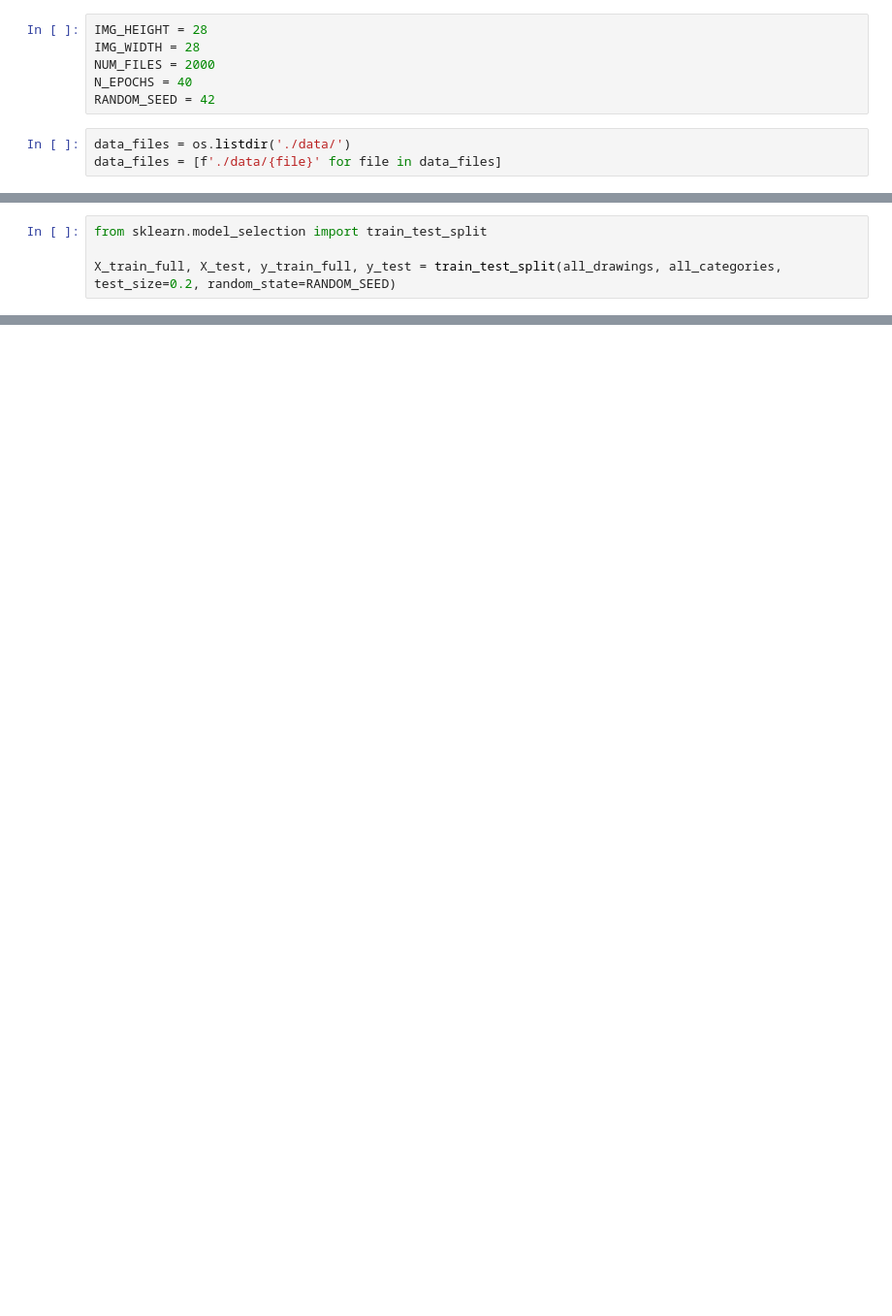
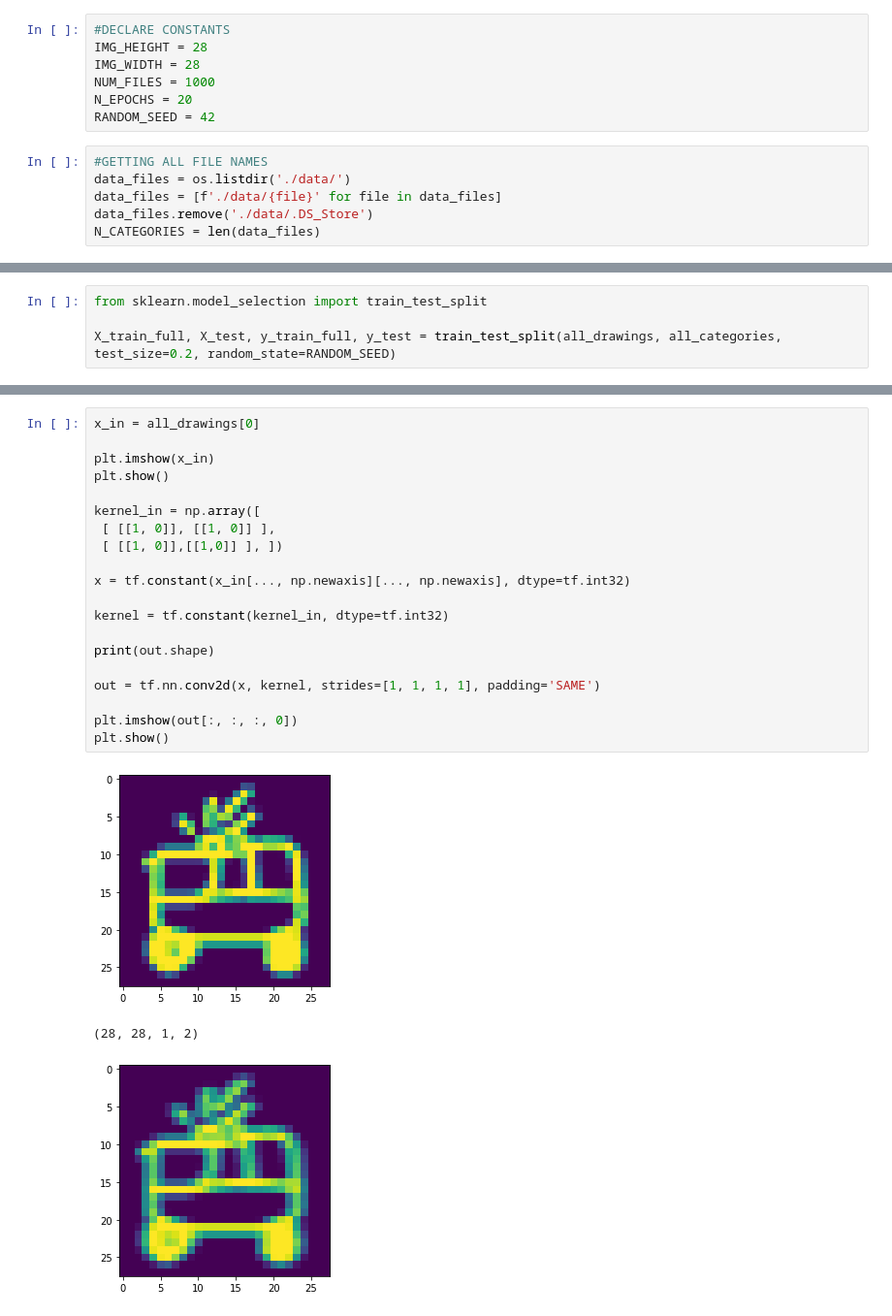
Before and after one commit to gabrielzezze/drawing-guesser, a Jupyter notebook: sandbox.ipynb, the cells around one changed output, grey strips where cells are left out. Shown at 97% size. Saved outputs shown, nothing was run; the diff lists cells and outputs as text; blank space fills up the shorter version.

```diff
--- a/sandbox.ipynb
+++ b/sandbox.ipynb
@@ -12,10 +13,14 @@ import tensorflow as tf
 # %%
+#DECLARE CONSTANTS
 IMG_HEIGHT = 28
 IMG_WIDTH = 28
-NUM_FILES = 2000
-N_EPOCHS = 40
+NUM_FILES = 1000
+N_EPOCHS = 20
 RANDOM_SEED = 42
 # %%
+#GETTING ALL FILE NAMES
 data_files = os.listdir('./data/')
 data_files = [f'./data/{file}' for file in data_files]
+data_files.remove('./data/.DS_Store')
+N_CATEGORIES = len(data_files)
 # %%
@@ -126,0 +178,24 @@ plt.show()
+# %%
+x_in = all_drawings[0]
+
+plt.imshow(x_in)
+plt.show()
+
+kernel_in = np.array([
+ [ [[1, 0]], [[1, 0]] ],
+ [ [[1, 0]],[[1,0]] ], ])
+
+x = tf.constant(x_in[..., np.newaxis][..., np.newaxis], dtype=tf.int32)
+
+kernel = tf.constant(kernel_in, dtype=tf.int32)
+
+print(out.shape)
+
+out = tf.nn.conv2d(x, kernel, strides=[1, 1, 1, 1], padding='SAME')
+
+plt.imshow(out[:, :, :, 0])
+plt.show()
+# %% [output]
+[figure, added]
+(28, 28, 1, 2)
+[figure, added]
```
Also changed, not shown: parts of 10 cells of this notebook, 6 other files.
